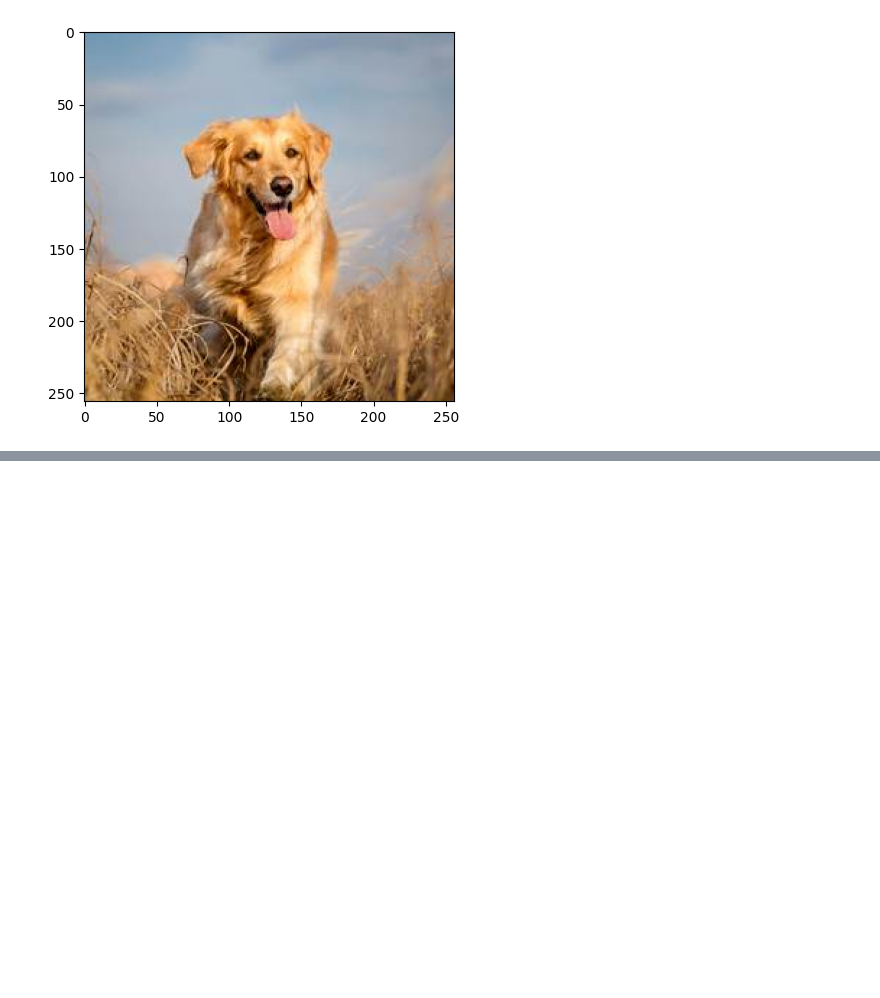
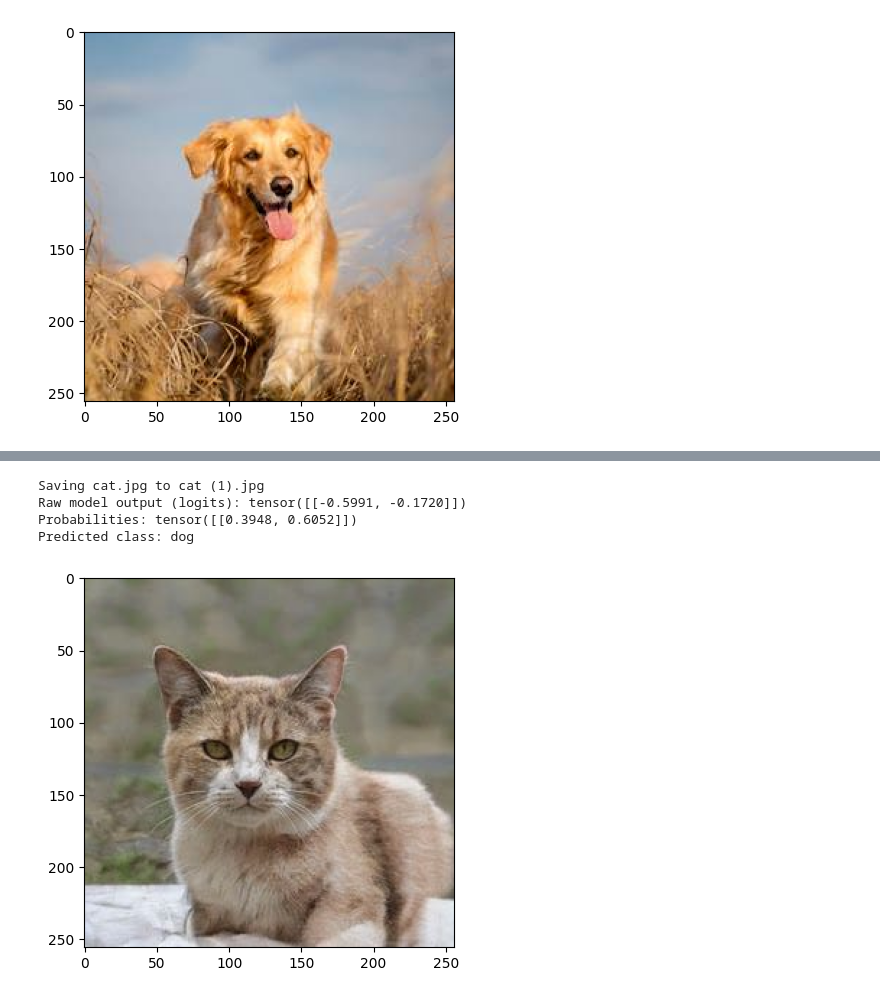
Before and after one commit to IndhumathiBaskar/Pytorch-, a Jupyter notebook: Pytorch_in_Colab.ipynb, the cells around one changed output, grey strips where cells are left out. Drawn from its saved outputs; the diff is of its cells as text; code cells hidden in the pictures; blank space fills up the shorter version.

```diff
--- a/Pytorch_in_Colab.ipynb
+++ b/Pytorch_in_Colab.ipynb
@@ -266,0 +443,72 @@ Predicted class: cat
+# %%
+import torch
+import torch.nn as nn
+import torch.nn.functional as F
+from PIL import Image
+import torchvision.transforms as transforms
+import matplotlib.pyplot as plt
+from google.colab import files
+import torchvision.models as models
+
+# Load a pre-trained ResNet model
+model = models.resnet18(pretrained=True)
+
+# Modify the final fully connected layer to match your number of classes (e.g., 2 for cats and dogs)
+num_ftrs = model.fc.in_features
+model.fc = nn.Linear(num_ftrs, 2)  # 2 classes: cat and dog
+
+# Define the image transformation (resize, normalize, etc.)
+transform = transforms.Compose([
+    transforms.Resize((256, 256)),  # Resize to match ResNet input requirements
+    transforms.ToTensor(),
+    transforms.Normalize(mean=[0.485, 0.456, 0.406], std=[0.229, 0.224, 0.225])  # Normalization values used for ImageNet
+])
+
+# Load and preprocess the image
+def load_image(image_path):
+    img = Image.open(image_path)
+    img = transform(img)  # Apply transformations
+    img = img.unsqueeze(0)  # Add batch dimension
+    return img
+
+# Predict the class of the image
+def predict_image(image_path):
+    model.eval()  # Set model to evaluation mode
+    img_tensor = load_image(image_path)
+
+    with torch.no_grad():
+        output = model(img_tensor)
+
+    return output
+
+# Map class indices to class names
+class_names = ['cat', 'dog']  # Update based on your new classes
+
+# Get the class with the highest probability
+def get_class_name(probabilities):
+    _, predicted_idx = torch.max(probabilities, 1)
+    return class_names[predicted_idx.item()]
+
+# Upload an image using Colab's file uploader
+uploaded = files.upload()
+
+# Get the filename of the uploaded image
+image_filename = next(iter(uploaded))
+
+# Run prediction on the uploaded image
+output = predict_image(image_filename)
+print("Raw model output (logits):", output)
+
+# Convert logits to probabilities using softmax
+probabilities = F.softmax(output, dim=1)
+print("Probabilities:", probabilities)
+
+# Get the predicted class name
+predicted_class = get_class_name(probabilities)
+print("Predicted class:", predicted_class)
+
+# Display the uploaded image
+img = Image.open(image_filename)
+plt.imshow(img)
+plt.show()
+# %% [output]
@@ -266,0 +516,5 @@ Predicted class: cat
+Saving cat.jpg to cat (1).jpg
+Raw model output (logits): tensor([[-0.5991, -0.1720]])
+Probabilities: tensor([[0.3948, 0.6052]])
+Predicted class: dog
+[figure, added]
```
Also changed, not shown: parts of 3 cells of this notebook.
